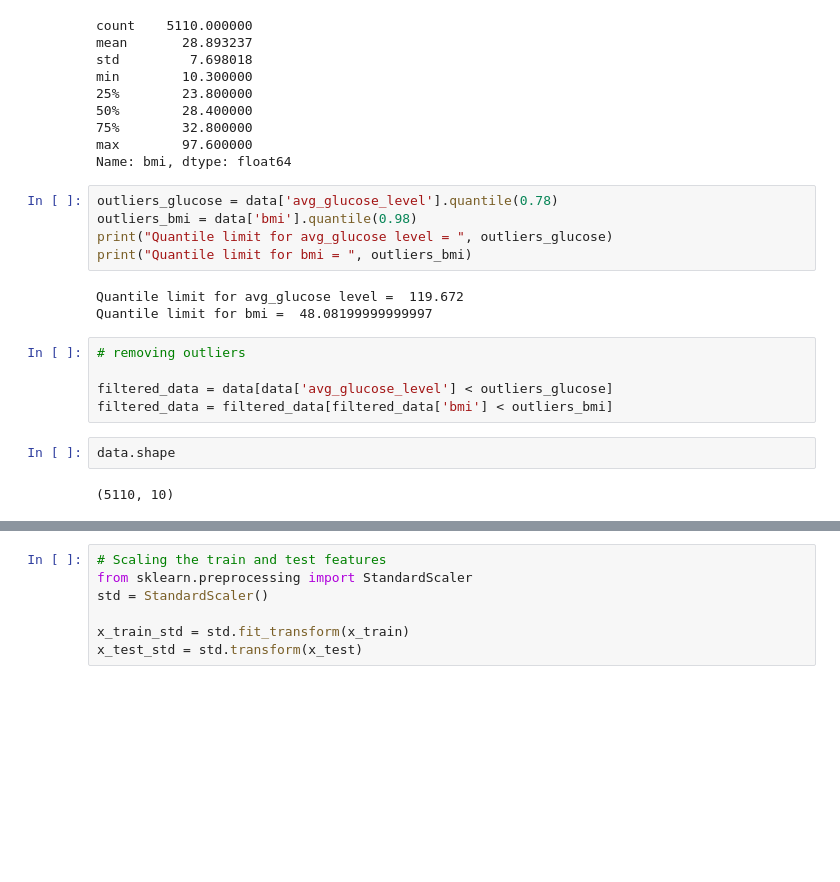
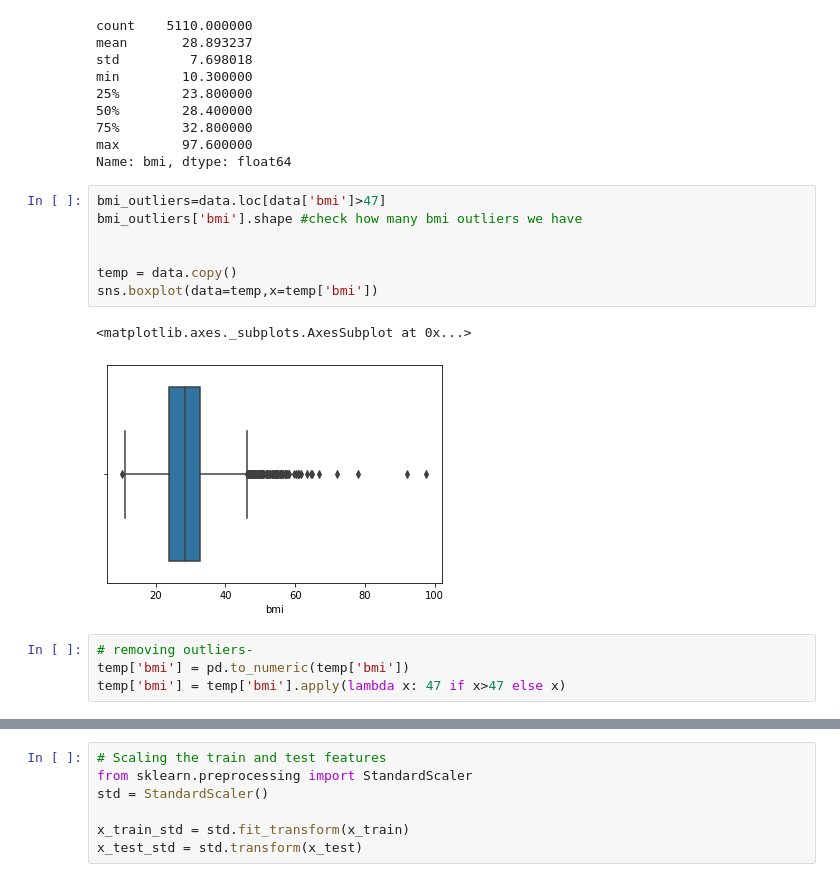
Before and after one commit to AyalaBouhnik/Stroke-Prediction, a Jupyter notebook: stoke_pridiction_ML.ipynb, the cells around one changed output, grey strips where cells are left out. Drawn from its saved outputs; the diff is of its cells as text; blank space fills up the shorter version.

```diff
--- a/stoke_pridiction_ML.ipynb
+++ b/stoke_pridiction_ML.ipynb
@@ -144,20 +140,17 @@ min        10.300000
 75%        32.800000
 max        97.600000
 Name: bmi, dtype: float64
-# %%
-outliers_glucose = data['avg_glucose_level'].quantile(0.78)
-outliers_bmi = data['bmi'].quantile(0.98)
-print("Quantile limit for avg_glucose level = ", outliers_glucose)
-print("Quantile limit for bmi = ", outliers_bmi)
-# %% [output]
-Quantile limit for avg_glucose level =  119.672
-Quantile limit for bmi =  48.08199999999997
-# %%
-# removing outliers
-
-filtered_data = data[data['avg_glucose_level'] < outliers_glucose]
-filtered_data = filtered_data[filtered_data['bmi'] < outliers_bmi]
-# %%
-data.shape
-# %% [output]
-(5110, 10)
+# %%
+bmi_outliers=data.loc[data['bmi']>47]
+bmi_outliers['bmi'].shape #check how many bmi outliers we have
+
+
+temp = data.copy()
+sns.boxplot(data=temp,x=temp['bmi'])
+# %% [output]
+<matplotlib.axes._subplots.AxesSubplot at 0x...>
+[figure, added]
+# %%
+# removing outliers-
+temp['bmi'] = pd.to_numeric(temp['bmi'])
+temp['bmi'] = temp['bmi'].apply(lambda x: 47 if x>47 else x)
```
Also changed, not shown: parts of 19 cells of this notebook.
